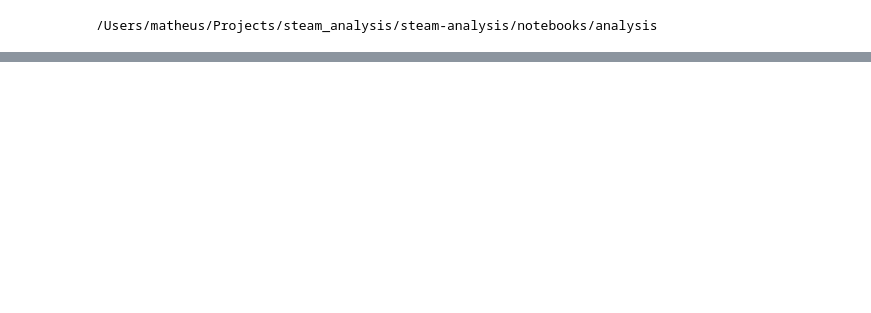
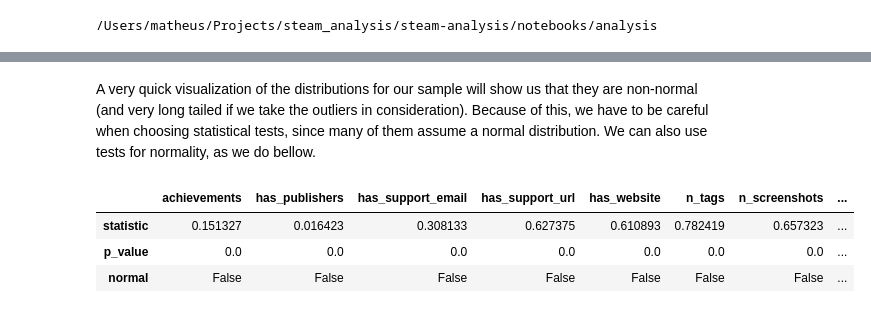
Before and after one commit to MatheusVazManzke/steam-analysis, a Jupyter notebook: notebooks/analysis/1.2-mvm-data-analysis.ipynb, the cells around one changed output, grey strips where cells are left out. Drawn from its saved outputs; the diff is of its cells as text; code cells hidden in the pictures; blank space fills up the shorter version.

```diff
--- a/notebooks/analysis/1.2-mvm-data-analysis.ipynb
+++ b/notebooks/analysis/1.2-mvm-data-analysis.ipynb
@@ -114,0 +175,21 @@ X_transformed = X_transformed[
+# %% [markdown]
+A very quick visualization of the distributions for our sample will show us that they are non-normal (and very long tailed if we take the outliers in consideration). Because of this, we have to be careful when choosing statistical tests, since many of them assume a normal distribution. We can also use tests for normality, as we do bellow.
+# %%
+def test_normality(df):
+    normality_results = {}
+    for column in df.columns:
+        stat, p_value = shapiro(df[column])
+        normality_results[column] = {
+            "statistic": stat,
+            "p_value": p_value,
+            "normal": p_value > 0.05,
+        }
+
+    return normality_results
+# %%
+pd.DataFrame(test_normality(transformed_steam_df))
+# %% [output]
+|  | achievements | has_publishers | has_support_email | has_support_url | has_website | n_tags | n_screenshots | ... |
+| statistic | 0.151327 | 0.016423 | 0.308133 | 0.627375 | 0.610893 | 0.782419 | 0.657323 | ... |
+| p_value | 0.0 | 0.0 | 0.0 | 0.0 | 0.0 | 0.0 | 0.0 | ... |
+| normal | False | False | False | False | False | False | False | ... |
```
Also changed, not shown: parts of 26 cells of this notebook, 14 other files.
